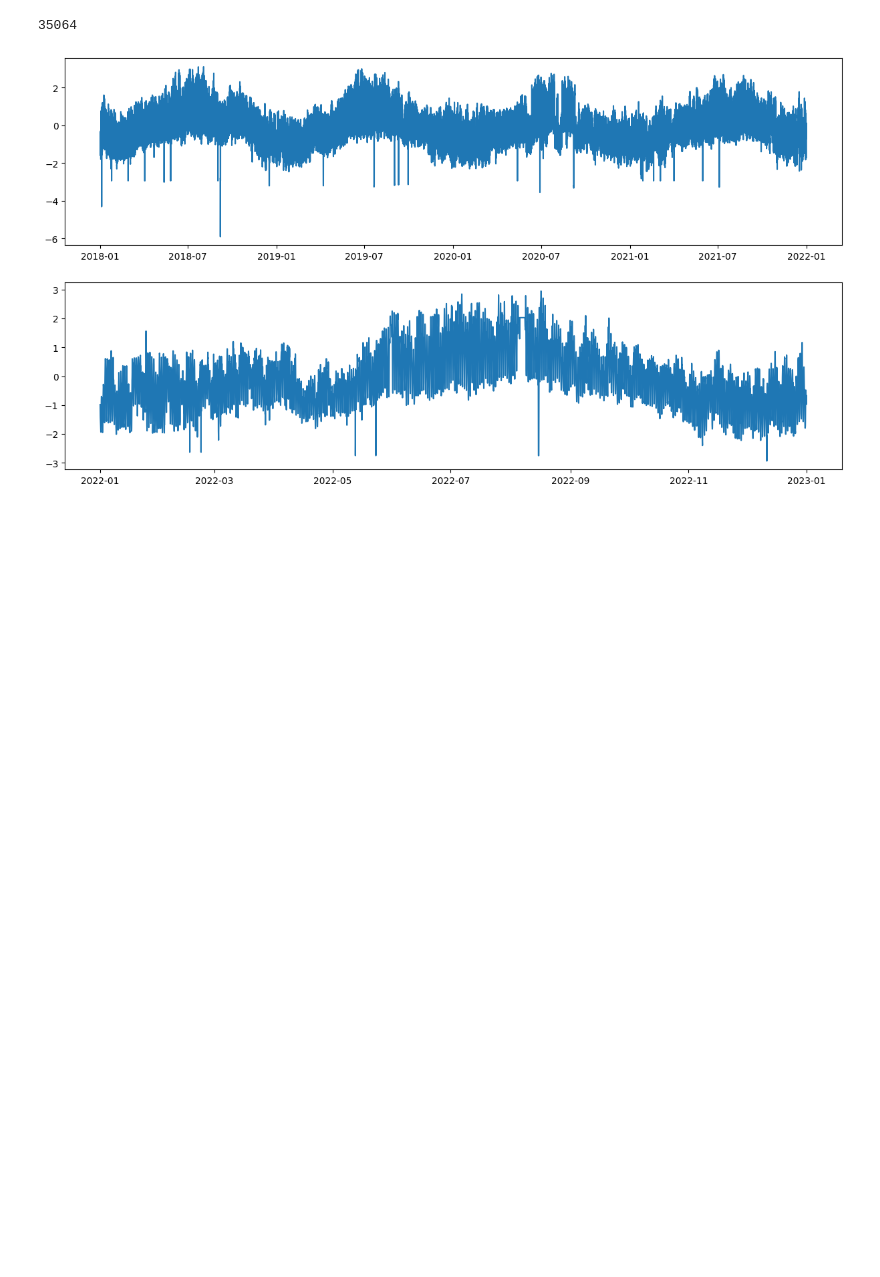
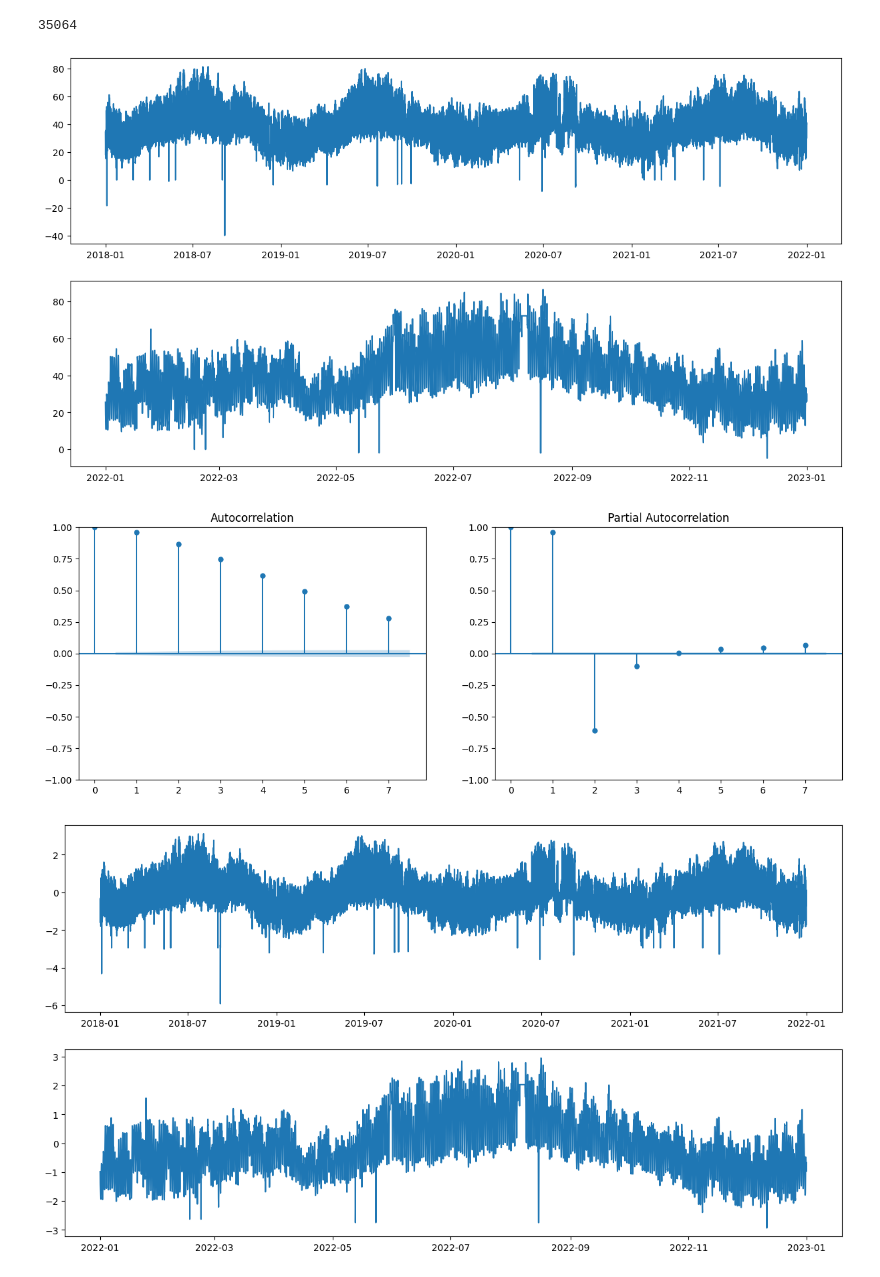
Before and after one commit to pabloschwarzenberg/CINF104, a Jupyter notebook: timeseries_coordinador/modelo_hora.ipynb, the cells around one changed output. Drawn from its saved outputs; the diff is of its cells as text; code cells hidden in the pictures; blank space fills up the shorter version.

```diff
--- a/timeseries_coordinador/modelo_hora.ipynb
+++ b/timeseries_coordinador/modelo_hora.ipynb
@@ -136,3 +139,19 @@ len(ds_train)
+# %%
+ym=ds_train["consumption"].to_numpy()
+xm=ds_train.index.to_numpy()
+ytm=ds_test["consumption"].to_numpy()
+xtm=ds_test.index.to_numpy()
+fig, axes = plt.subplots(2,1)
+fig.set_size_inches(15, 8)
+axes[0].plot(xm,ym);
+axes[1].plot(xtm,ytm);
+fig, axes = plt.subplots(1,2)
+fig.set_size_inches(15, 5)
+plot_acf(ym,lags=7,ax=axes[0]);
+plot_pacf(ym,lags=7,method="ywm",ax=axes[1]);
+# %% [output]
+[figure, added]
+[figure, added]
 # %%
 scaler = StandardScaler()
 ym=ym.reshape(-1,1)
```
Also changed, not shown: parts of 16 cells of this notebook, 9 other files.
